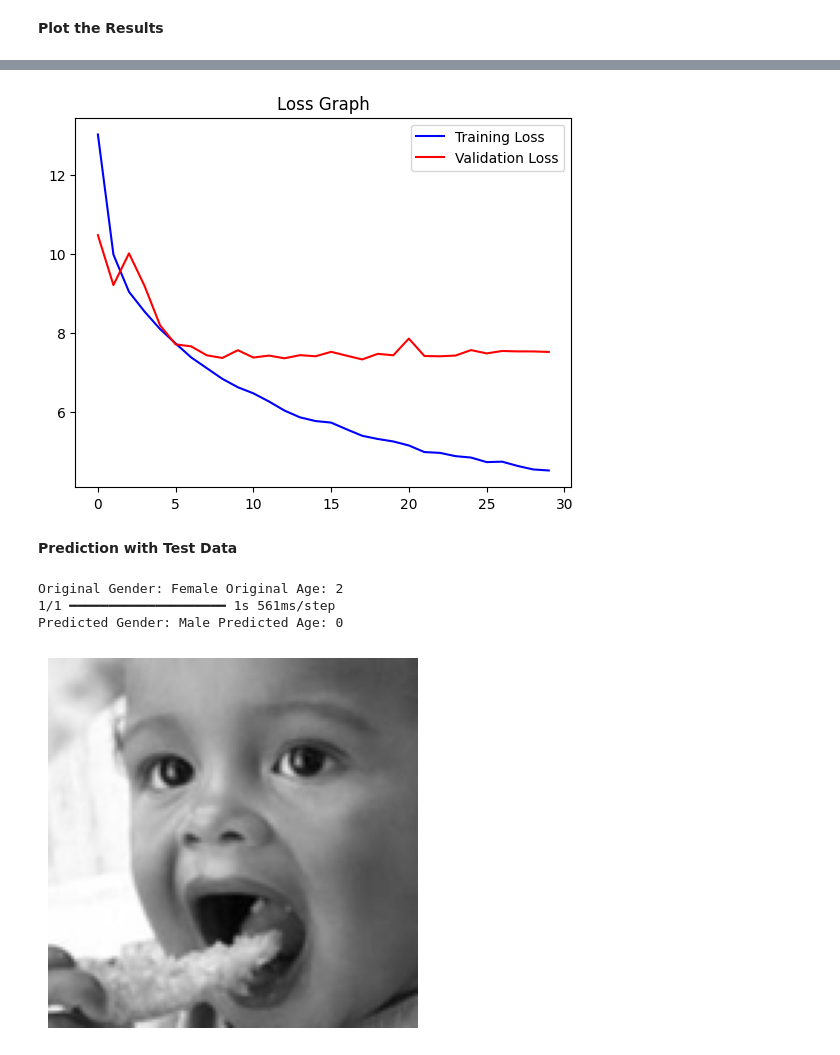
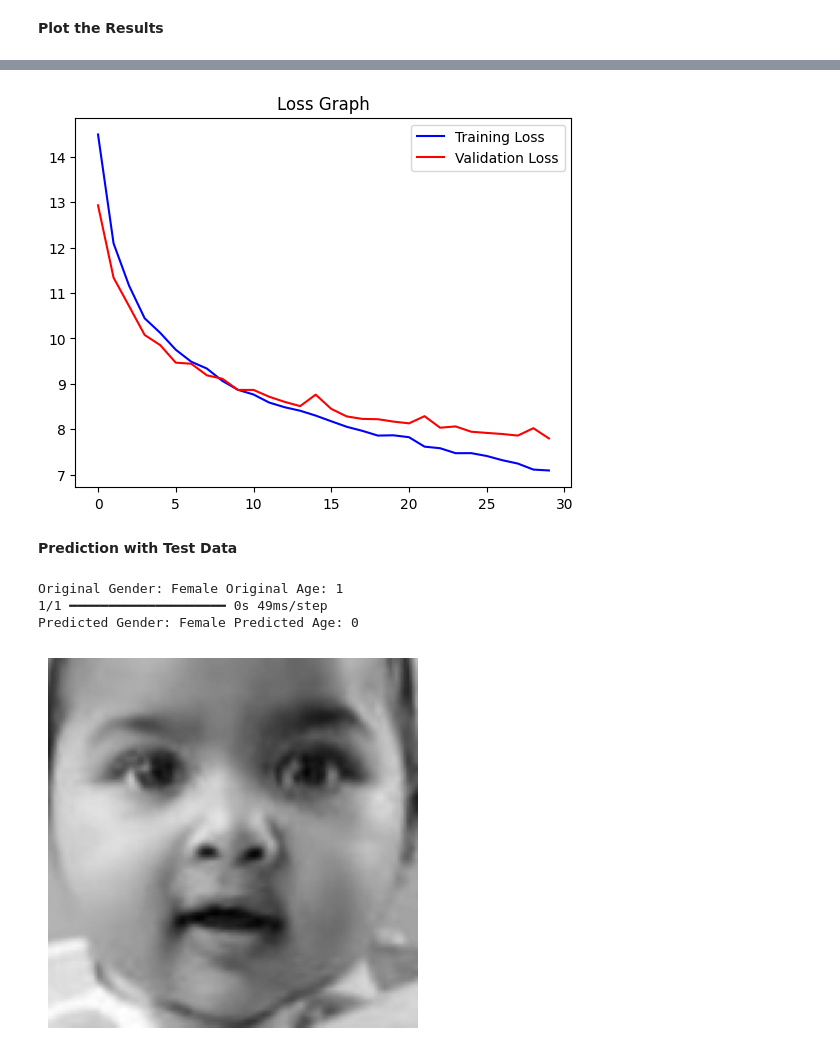
Before and after one commit to arinjayy-ai/Age-and-Gender-Prediction-model, a Jupyter notebook: gender-and-age-prediction.ipynb, the cells around one changed output, grey strips where cells are left out. Cells and saved outputs as stored; diff of their text form; code cells hidden in the pictures.

Commit message:
Kaggle Notebook | gender and age prediction | Version 16

```diff
--- a/gender-and-age-prediction.ipynb
+++ b/gender-and-age-prediction.ipynb
@@ -112,7 +112,8 @@ input_shape = (128,128,1)
 # %% [markdown]
 **Model Creation**
 # %%
-from tensorflow.keras.optimizers import SGD
+from tensorflow.keras.optimizers import Adam
+opt = Adam(learning_rate=0.0001)
 inputs = Input((input_shape))
 conv_1 = Conv2D(32,kernel_size = (3,3),activation = 'relu')(inputs)
 maxp_1 = MaxPooling2D(pool_size=(2,2))(conv_1)
@@ -129,14 +130,14 @@ flatten = Flatten()(maxp_4)
 dense_1 = Dense(256,activation = 'relu')(flatten)
 dense_2 = Dense(256,activation = 'relu')(flatten)
 
-dropout_1 = Dropout(0.2)(dense_1)
-dropout_2 = Dropout(0.2)(dense_2)
+dropout_1 = Dropout(0.3)(dense_1)
+dropout_2 = Dropout(0.3)(dense_2)
 
 output_1 = Dense(1,activation = 'sigmoid',name = 'gender_out')(dropout_1)
 output_2 = Dense(1,activation = 'relu',name = 'age_out')(dropout_2)
 
 model = Model(inputs = [inputs], outputs=[output_1, output_2])
-model.compile(loss=['binary_crossentropy','mae'],optimizer='AdamW',metrics=['accuracy','mae'])
+model.compile(loss=['binary_crossentropy','mae'],optimizer=opt,metrics=['accuracy','mae'])
 # %%
 #plotting the model
 from tensorflow.keras.utils import plot_model
@@ -145,7 +146,7 @@ plot_model(model)
 [figure]
 # %%
 #train model
-history = model.fit(x= X,y = [y_gender,y_age],batch_size=32 , epochs= 30,validation_split=0.2)
+history = model.fit(x= X,y = [y_gender,y_age],batch_size=32 , epochs= 30,validation_split=0.3)
 model.save('my_model.keras')
 # %% [output]
 Epoch 1/30
@@ -209,21 +203,21 @@ plt.title('Loss Graph')
 plt.legend()
 plt.show()
 # %% [output]
-[figure, old version]
+[figure, new version]
 # %% [markdown]
 **Prediction with Test Data**
 # %%
-image_index = 348
+image_index = 3608
 print("Original Gender:",gender_dict[y_gender[image_index]],"Original Age:",y_age[image_index])
 #pridiction from model
 pred = model.predict(X[image_index].reshape(1,128,128,1))
 pred_gender = gender_dict[round(pred[0][0][0])]
 pred_age = round(pred[1][0][0])
 print("Predicted Gender:",pred_gender,"Predicted Age:",pred_age)
 plt.axis('off')
 plt.imshow(X[image_index].reshape(128,128), cmap='gray');
 # %% [output]
-Original Gender: Female Original Age: 2
-1/1 ━━━━━━━━━━━━━━━━━━━━ 1s 561ms/step
-Predicted Gender: Male Predicted Age: 0
+Original Gender: Female Original Age: 1
+1/1 ━━━━━━━━━━━━━━━━━━━━ 0s 49ms/step
+Predicted Gender: Female Predicted Age: 0
-[figure, old version]
+[figure, new version]
```
Also changed, not shown: parts of 2 cells of this notebook.
